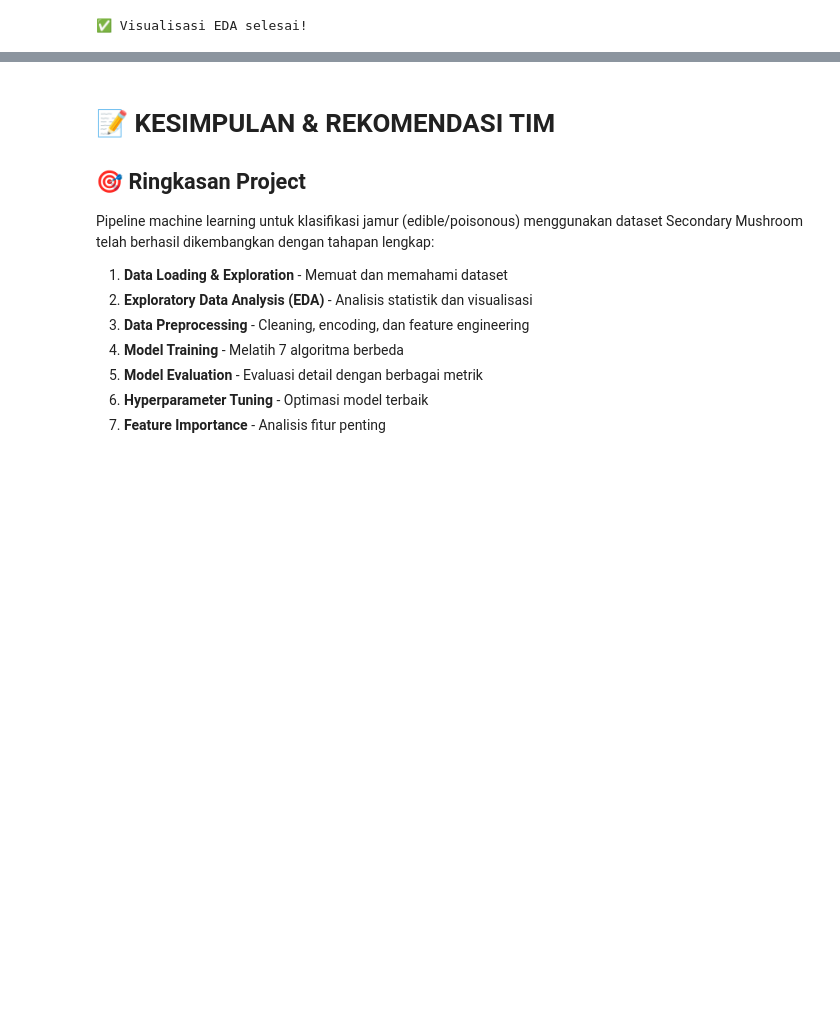
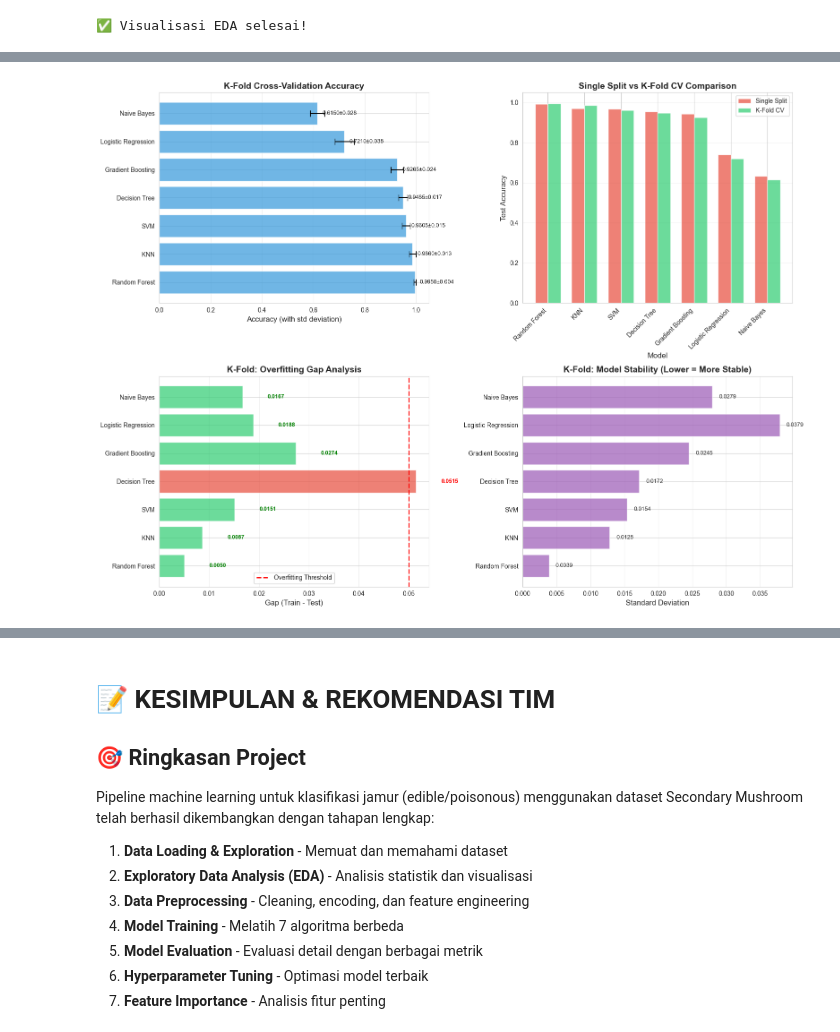
Before and after one commit to intxdv/00_KB-2_Secondary-Mushroom, a Jupyter notebook: 00_KB_2_Secondary_Mushroom.ipynb, the cells around one changed output, grey strips where cells are left out. Saved outputs shown, nothing was run; the diff lists cells and outputs as text; code cells hidden in the pictures; blank space fills up the shorter version.

```diff
--- a/00_KB_2_Secondary_Mushroom.ipynb
+++ b/00_KB_2_Secondary_Mushroom.ipynb
@@ -1235,0 +1757,86 @@ Pada bagian terakhir ini, kita akan membuat fungsi `predict_mushroom` yang dapat
+# %%
+# Visualisasi K-Fold Cross-Validation Results
+fig, axes = plt.subplots(2, 2, figsize=(16, 12))
+
+# 1. K-Fold Accuracy with Error Bars
+ax1 = axes[0, 0]
+x_pos = np.arange(len(kfold_results_df))
+ax1.barh(x_pos, kfold_results_df['Test Acc (CV)'],
+         xerr=kfold_results_df['Test Acc Std'],
+         color='#3498db', alpha=0.7, capsize=5)
+ax1.set_yticks(x_pos)
+ax1.set_yticklabels(kfold_results_df['Model'])
+ax1.set_xlabel('Accuracy (with std deviation)', fontsize=12)
+ax1.set_title('K-Fold Cross-Validation Accuracy', fontsize=14, fontweight='bold')
+ax1.grid(axis='x', alpha=0.3)
+ax1.set_xlim([0, 1.05])
+
+# Add value labels
+for i, (idx, row) in enumerate(kfold_results_df.iterrows()):
+    acc = row['Test Acc (CV)']
+    std = row['Test Acc Std']
+    ax1.text(acc + 0.02, i, f'{acc:.4f}±{std:.3f}', va='center', fontsize=9)
+
+# 2. Single Split vs K-Fold Comparison
+ax2 = axes[0, 1]
+x = np.arange(len(comparison_df))
+width = 0.35
+bars1 = ax2.bar(x - width/2, comparison_df['Single Test Acc'], width,
+                label='Single Split', color='#e74c3c', alpha=0.7)
+bars2 = ax2.bar(x + width/2, comparison_df['K-Fold Test Acc'], width,
+                label='K-Fold CV', color='#2ecc71', alpha=0.7)
+
+ax2.set_xlabel('Model', fontsize=12)
+ax2.set_ylabel('Test Accuracy', fontsize=12)
+ax2.set_title('Single Split vs K-Fold CV Comparison', fontsize=14, fontweight='bold')
+ax2.set_xticks(x)
+ax2.set_xticklabels(comparison_df['Model'], rotation=45, ha='right')
+ax2.legend()
+ax2.grid(axis='y', alpha=0.3)
+ax2.set_ylim([0, 1.05])
+
+# 3. Overfitting Gap Analysis (K-Fold)
+ax3 = axes[1, 0]
+gap_colors_kfold = ['#e74c3c' if gap > 0.05 else '#2ecc71' for gap in kfold_results_df['Gap (CV)']]
+ax3.barh(kfold_results_df['Model'], kfold_results_df['Gap (CV)'],
+         color=gap_colors_kfold, alpha=0.7)
+ax3.axvline(x=0.05, color='red', linestyle='--', linewidth=2, label='Overfitting Threshold')
+ax3.set_xlabel('Gap (Train - Test)', fontsize=12)
+ax3.set_title('K-Fold: Overfitting Gap Analysis', fontsize=14, fontweight='bold')
+ax3.legend()
+ax3.grid(axis='x', alpha=0.3)
+
+# Add value labels
+for i, (idx, row) in enumerate(kfold_results_df.iterrows()):
+    gap = row['Gap (CV)']
+    color = 'red' if gap > 0.05 else 'green'
+    ax3.text(gap + 0.005, i, f'{gap:.4f}', va='center', fontsize=9,
+             color=color, fontweight='bold')
+
+# 4. Variance Analysis (Standard Deviation)
+ax4 = axes[1, 1]
+ax4.barh(kfold_results_df['Model'], kfold_results_df['Test Acc Std'],
+         color='#9b59b6', alpha=0.7)
+ax4.set_xlabel('Standard Deviation', fontsize=12)
+ax4.set_title('K-Fold: Model Stability (Lower = More Stable)', fontsize=14, fontweight='bold')
+ax4.grid(axis='x', alpha=0.3)
+
+# Add value labels
+for i, (idx, row) in enumerate(kfold_results_df.iterrows()):
+    std = row['Test Acc Std']
+    ax4.text(std + 0.001, i, f'{std:.4f}', va='center', fontsize=9)
+
+plt.tight_layout()
+plt.show()
+
+print("\n✅ Visualisasi K-Fold CV selesai!")
+print("\n📊 KEY INSIGHTS:")
+print("=" * 80)
+print("1. Error bars menunjukkan variabilitas performa across folds")
+print("2. Std deviation rendah = Model stabil dan konsisten")
+print("3. Gap besar = Model overfitting")
+print("4. Perhatikan perbedaan Single Split vs K-Fold:")
+print("   → Jika beda besar, Single Split bisa misleading!")
+print("=" * 80)
+# %% [output]
+[figure, added]
```
Also changed, not shown: parts of 52 cells of this notebook, 23 other files.
